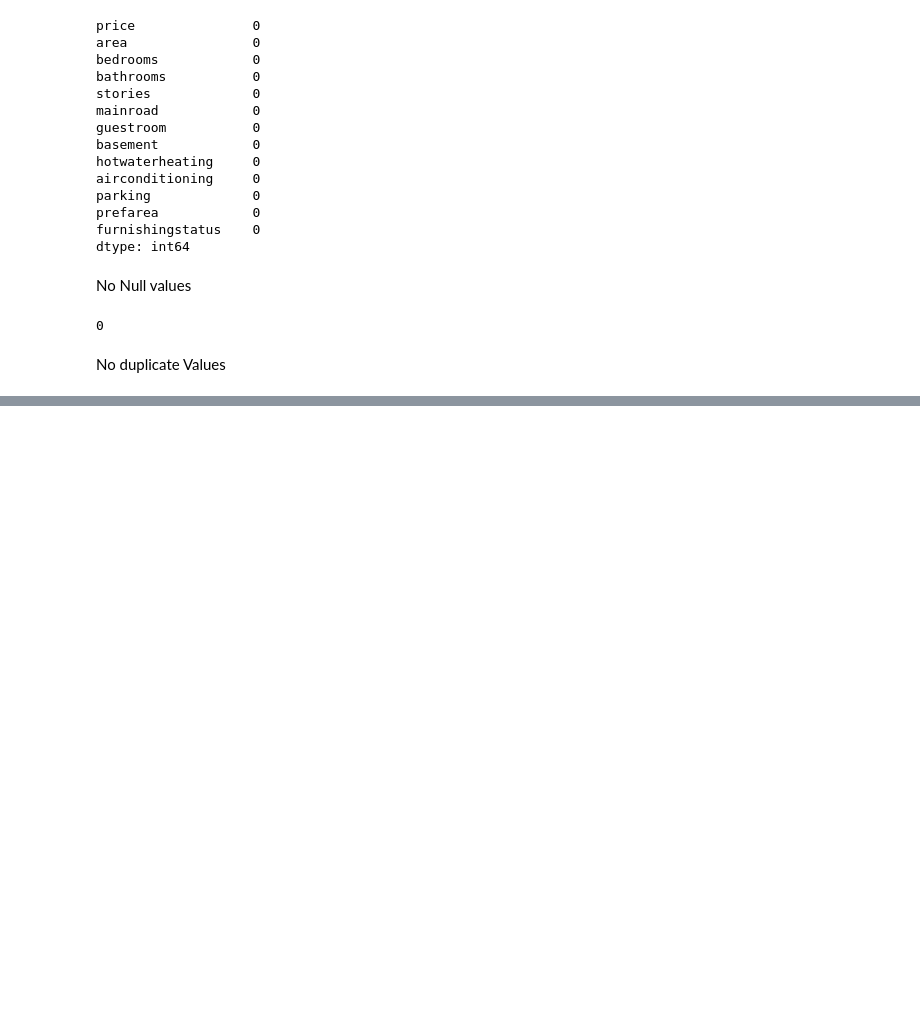
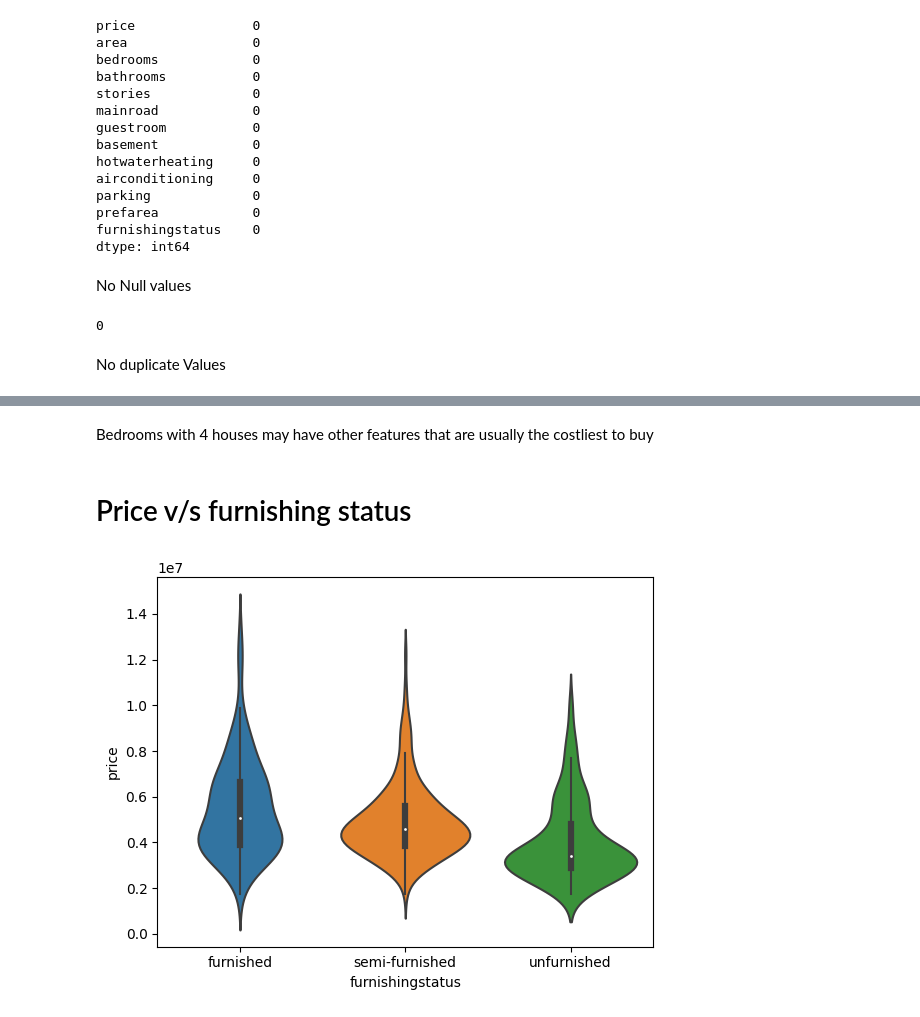
Before and after one commit to Muntasir90629/House-Price-Prediction, a Jupyter notebook: House-Price-Prediction.ipynb, the cells around one changed output, grey strips where cells are left out. Saved outputs shown, nothing was run; the diff lists cells and outputs as text; code cells hidden in the pictures; blank space fills up the shorter version.

```diff
--- a/House-Price-Prediction.ipynb
+++ b/House-Price-Prediction.ipynb
@@ -69,0 +82,9 @@ No duplicate Values
+# %% [markdown]
+Bedrooms with 4 houses may have other features that are usually the costliest to buy
+# %% [markdown]
+ # Price v/s furnishing status
+# %%
+sns.violinplot(x=df['furnishingstatus'],y=df['price'])
+plt.show()
+# %% [output]
+[figure, added]
```
Also changed, not shown: parts of 12 cells of this notebook.
